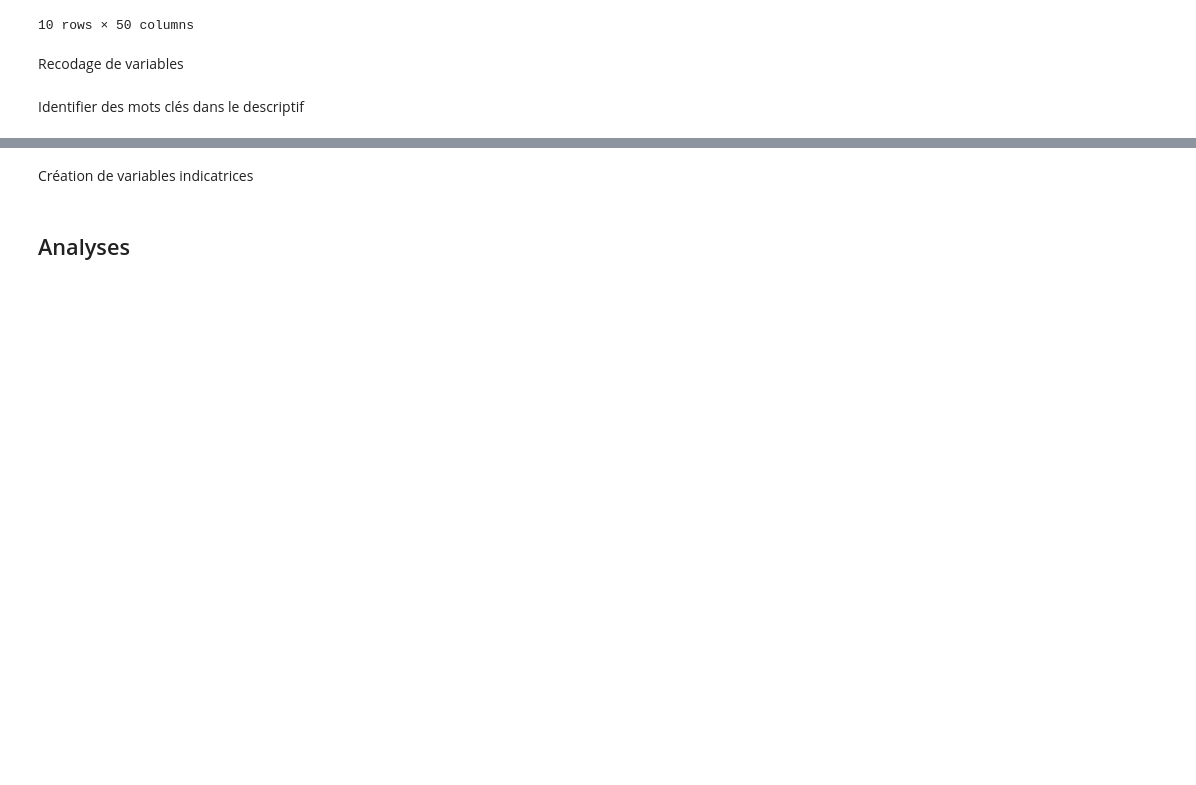
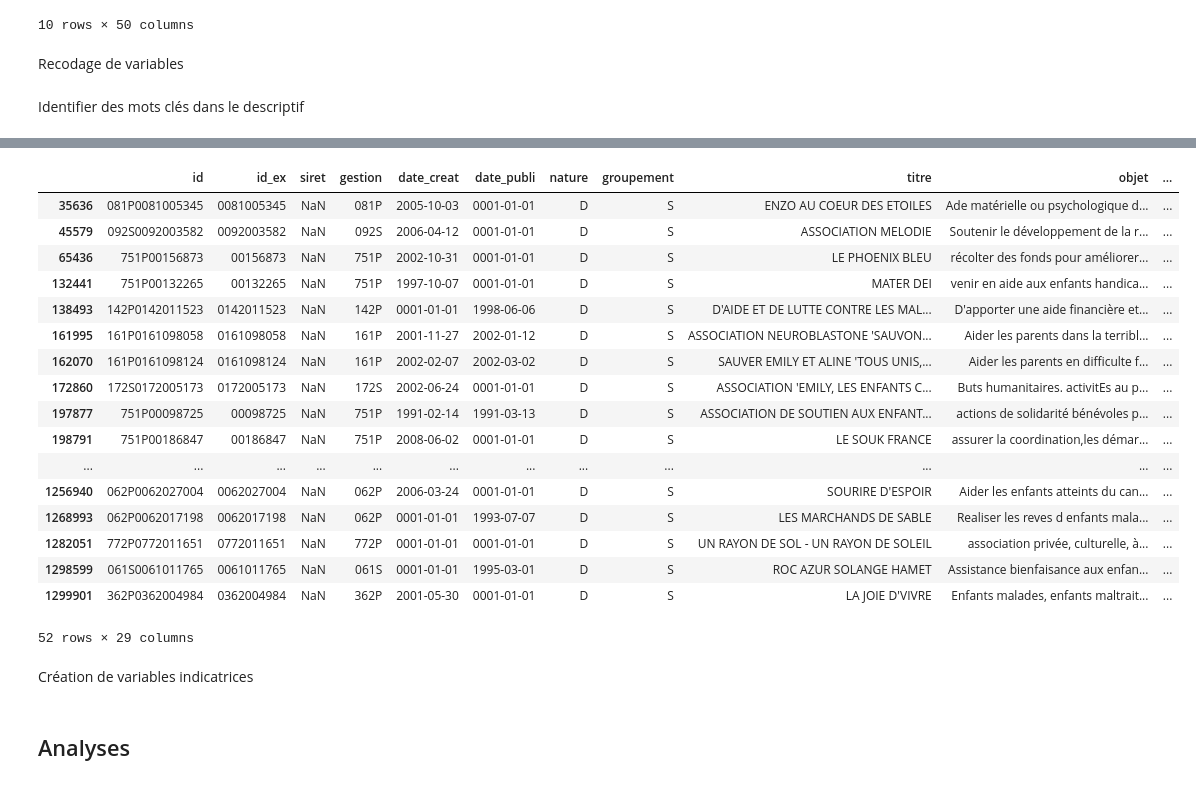
Before and after one commit to emilienschultz/ACCE-public, a Jupyter notebook: Analyse du fichier des associations françaises - projet ACCE.ipynb, the cells around one changed output, grey strips where cells are left out. Cells and saved outputs as stored; diff of their text form; code cells hidden in the pictures; blank space fills up the shorter version.

```diff
--- a/Analyse du fichier des associations françaises - projet ACCE.ipynb
+++ b/Analyse du fichier des associations françaises - projet ACCE.ipynb
@@ -14,3 +20,5 @@ data = pd.read_csv("../../Downloads/rna_waldec_20180403.csv",sep=";", encoding =
+# %%
+data_imp = pd.read_csv("../../../Downloads/rna_import_20180403.csv",sep=";", encoding = "ISO-8859-1")
 # %%
 data.columns
 # %% [output]
@@ -72,3 +82,28 @@ data["enfant"] = data["objet"].apply(lambda x : reco(x,"enfant"))
+# %%
+data_imp["enfant"] = data_imp["objet"].apply(lambda x : reco(x,"enfant"))
+data_imp["cancer"] = data_imp["objet"].apply(lambda x : reco(x,"cancer"))
+data_imp["indic_cancerenfant"] = (data_imp["enfant"]==1) & (data_imp["cancer"]==1)
+# %%
+data_imp[data_imp["indic_cancerenfant"]]
+# %% [output]
+|  | id | id_ex | siret | gestion | date_creat | date_publi | nature | groupement | titre | objet | ... |
+| 35636 | 081P0081005345 | 0081005345 | NaN | 081P | 2005-10-03 | 0001-01-01 | D | S | ENZO AU COEUR DES ETOILES | Ade matérielle ou psychologique d... | ... |
+| 45579 | 092S0092003582 | 0092003582 | NaN | 092S | 2006-04-12 | 0001-01-01 | D | S | ASSOCIATION MELODIE | Soutenir le développement de la r... | ... |
+| 65436 | 751P00156873 | 00156873 | NaN | 751P | 2002-10-31 | 0001-01-01 | D | S | LE PHOENIX BLEU | récolter des fonds pour améliorer... | ... |
+| 132441 | 751P00132265 | 00132265 | NaN | 751P | 1997-10-07 | 0001-01-01 | D | S | MATER DEI | venir en aide aux enfants handica... | ... |
+| 138493 | 142P0142011523 | 0142011523 | NaN | 142P | 0001-01-01 | 1998-06-06 | D | S | D'AIDE ET DE LUTTE CONTRE LES MAL... | D'apporter une aide financière et... | ... |
+| 161995 | 161P0161098058 | 0161098058 | NaN | 161P | 2001-11-27 | 2002-01-12 | D | S | ASSOCIATION NEUROBLASTONE 'SAUVON... | Aider les parents dans la terribl... | ... |
+| 162070 | 161P0161098124 | 0161098124 | NaN | 161P | 2002-02-07 | 2002-03-02 | D | S | SAUVER EMILY ET ALINE 'TOUS UNIS,... | Aider les parents en difficulte f... | ... |
+| 172860 | 172S0172005173 | 0172005173 | NaN | 172S | 2002-06-24 | 0001-01-01 | D | S | ASSOCIATION 'EMILY, LES ENFANTS C... | Buts humanitaires. activitEs au p... | ... |
+| 197877 | 751P00098725 | 00098725 | NaN | 751P | 1991-02-14 | 1991-03-13 | D | S | ASSOCIATION DE SOUTIEN AUX ENFANT... | actions de solidarité bénévoles p... | ... |
+| 198791 | 751P00186847 | 00186847 | NaN | 751P | 2008-06-02 | 0001-01-01 | D | S | LE SOUK FRANCE | assurer la coordination,les démar... | ... |
+| ... | ... | ... | ... | ... | ... | ... | ... | ... | ... | ... | ... |
+| 1256940 | 062P0062027004 | 0062027004 | NaN | 062P | 2006-03-24 | 0001-01-01 | D | S | SOURIRE D'ESPOIR | Aider les enfants atteints du can... | ... |
+| 1268993 | 062P0062017198 | 0062017198 | NaN | 062P | 0001-01-01 | 1993-07-07 | D | S | LES MARCHANDS DE SABLE | Realiser les reves d enfants mala... | ... |
+| 1282051 | 772P0772011651 | 0772011651 | NaN | 772P | 0001-01-01 | 0001-01-01 | D | S | UN RAYON DE SOL - UN RAYON DE SOLEIL | association privée, culturelle, à... | ... |
+| 1298599 | 061S0061011765 | 0061011765 | NaN | 061S | 0001-01-01 | 1995-03-01 | D | S | ROC AZUR SOLANGE HAMET | Assistance bienfaisance aux enfan... | ... |
+| 1299901 | 362P0362004984 | 0362004984 | NaN | 362P | 2001-05-30 | 0001-01-01 | D | S | LA JOIE D'VIVRE | Enfants malades, enfants maltrait... | ... |
+52 rows × 29 columns
 # %% [markdown]
 Création de variables indicatrices
 # %%
```
Also changed, not shown: parts of 3 cells of this notebook.
